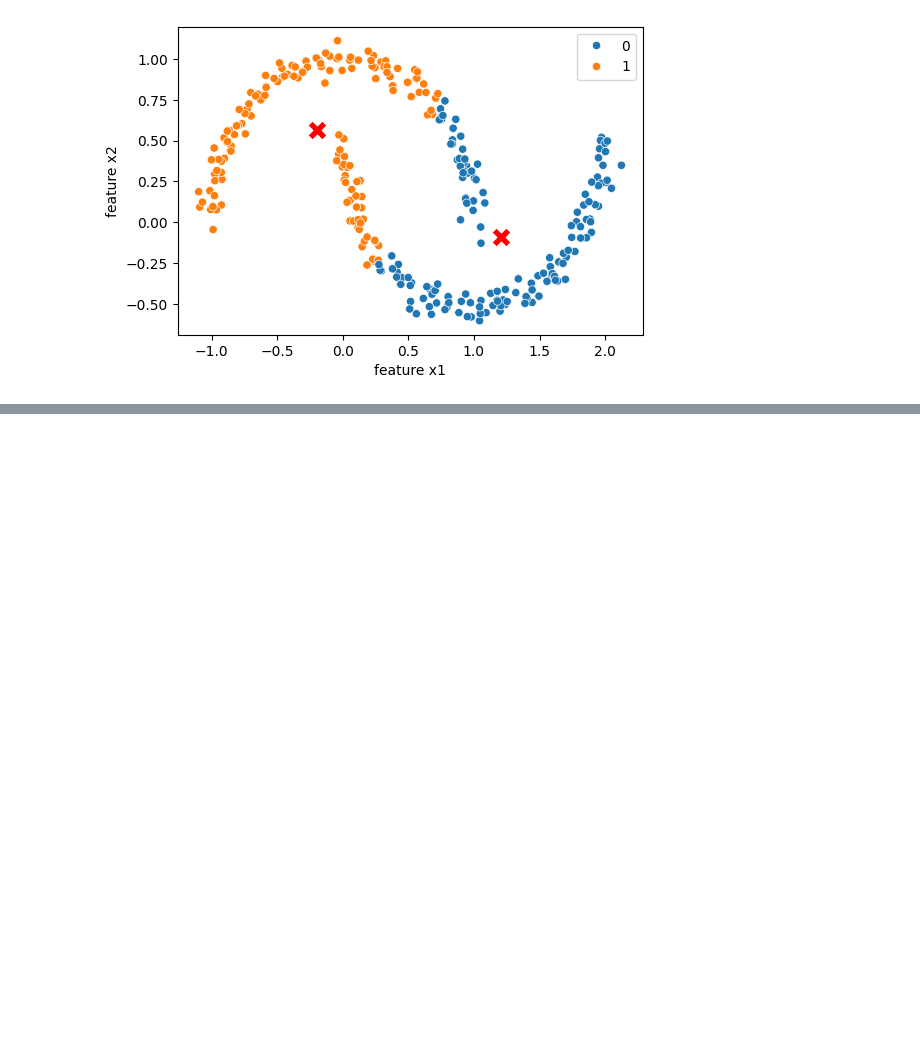
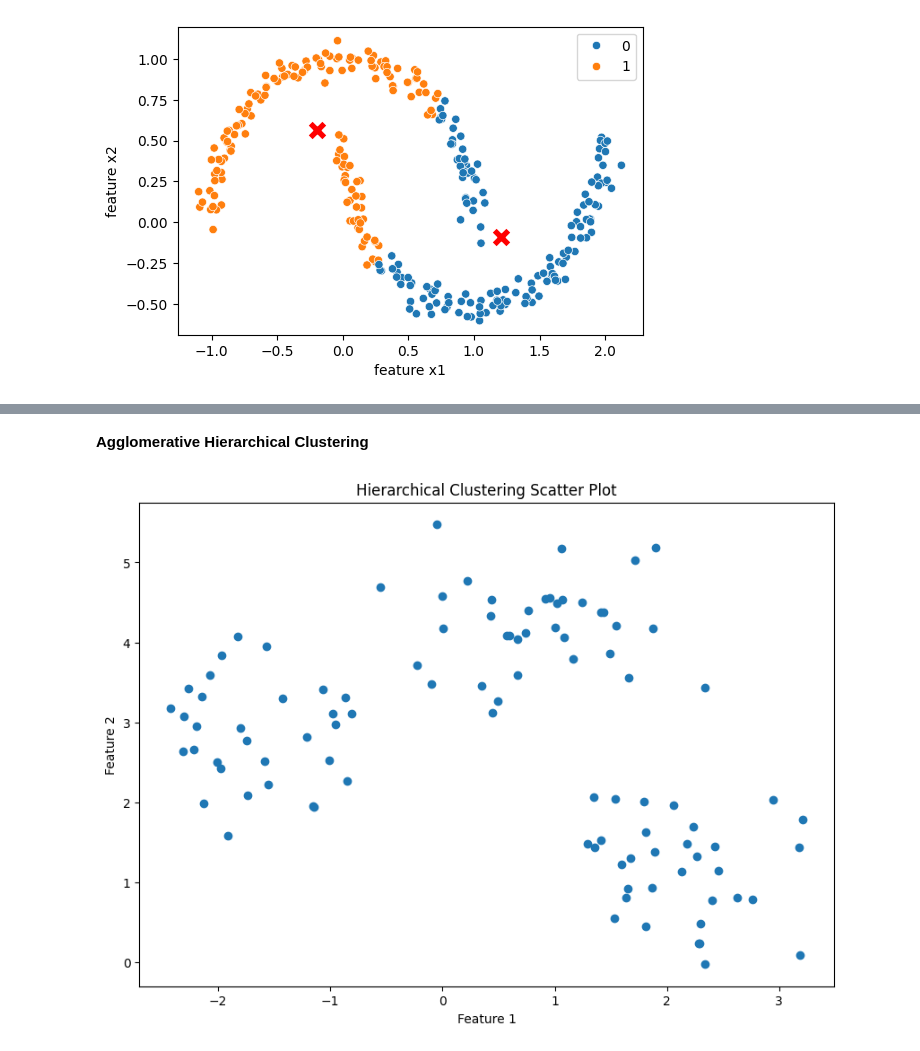
Before and after one commit to prof-sushil/Data-Science-World, a Jupyter notebook: tutorials/clustering_k_means.ipynb, the cells around one changed output, grey strips where cells are left out. Cells and saved outputs as stored; diff of their text form; code cells hidden in the pictures; blank space fills up the shorter version.

```diff
--- a/tutorials/clustering_k_means.ipynb
+++ b/tutorials/clustering_k_means.ipynb
@@ -216,0 +387,2 @@ plt.show()
+# %% [markdown]
+**Agglomerative Hierarchical Clustering**
@@ -216,0 +394,12 @@ plt.show()
+# %%
+# Generate synthetic dataset
+X, _ = make_blobs(n_samples=100, centers=3, cluster_std=0.60, random_state=0)
+
+plt.figure(figsize=(10, 7))
+plt.scatter(X[:, 0], X[:, 1])
+plt.title('Hierarchical Clustering Scatter Plot')
+plt.xlabel('Feature 1')
+plt.ylabel('Feature 2')
+plt.show()
+# %% [output]
+[figure, added]
```
Also changed, not shown: parts of 16 cells of this notebook, 3 other files.
